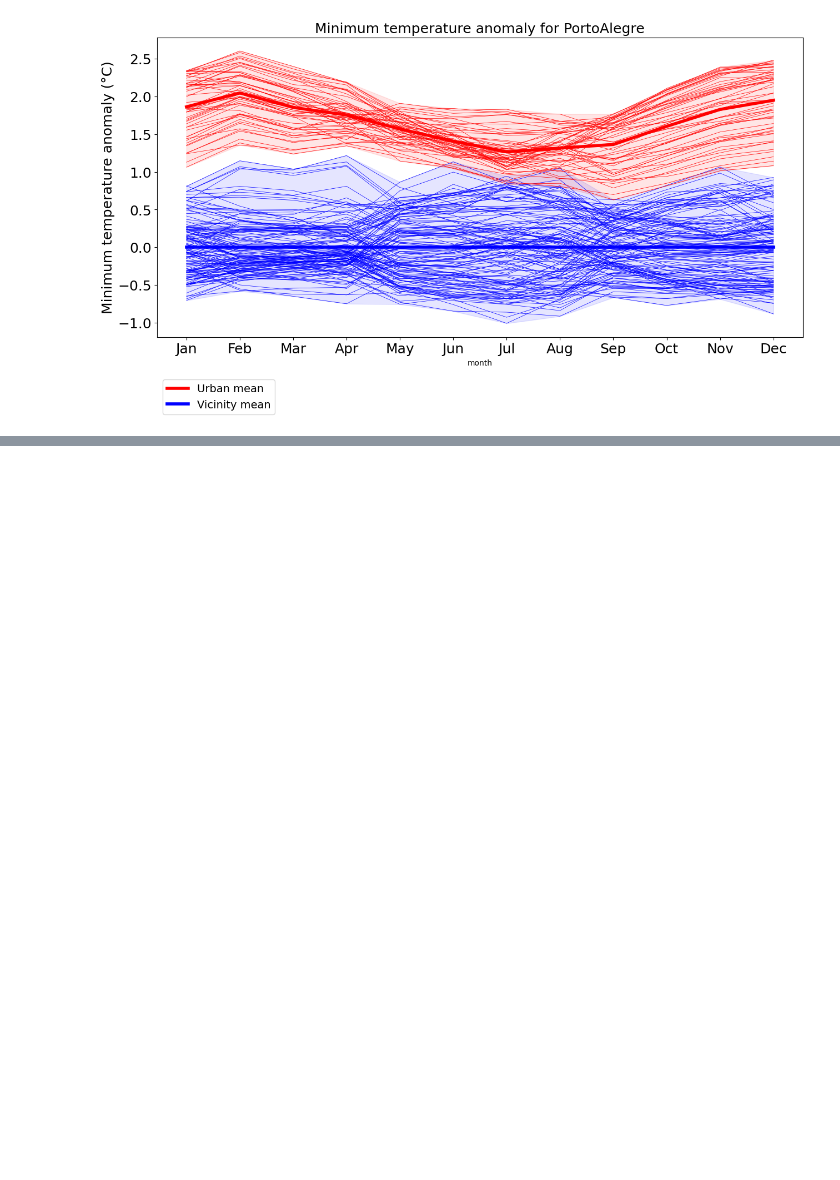
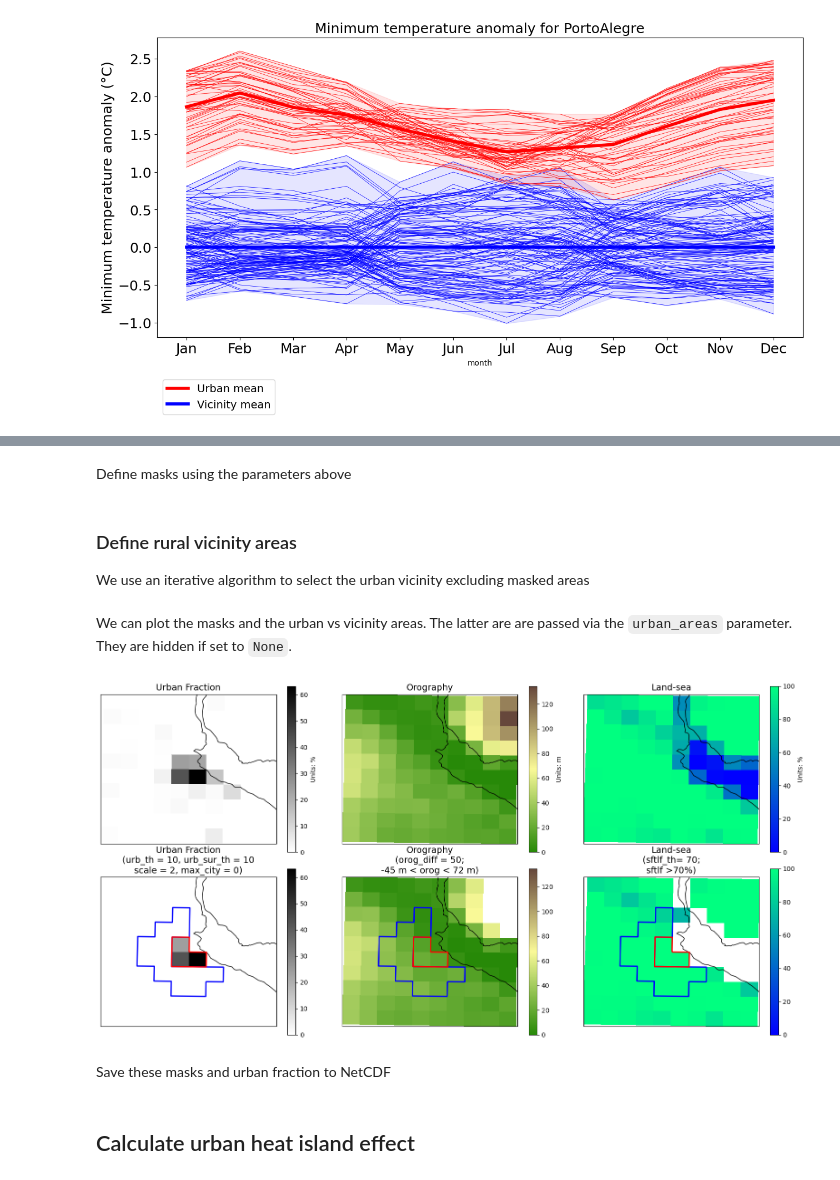
Before and after one commit to JavierDiezSierra/urbanmask, a Jupyter notebook: urban_area_selection.ipynb, the cells around one changed output, grey strips where cells are left out. Saved outputs shown, nothing was run; the diff lists cells and outputs as text; code cells hidden in the pictures; blank space fills up the shorter version.

```diff
--- a/urban_area_selection.ipynb
+++ b/urban_area_selection.ipynb
@@ -164,0 +234,15 @@ fig.savefig(cachefile.replace('.nc', '.pdf'), bbox_inches='tight')
+# %%
+URBAN = Urban_vicinity(
+    urban_th,
+    urban_sur_th,
+    orog_diff,
+    sftlf_th,
+    scale,
+    min_city_size,
+    lon_city,
+    lat_city,
+    lon_lim,
+    lat_lim,
+    model,
+    domain,
+    urban_var)
@@ -164,0 +251,35 @@ fig.savefig(cachefile.replace('.nc', '.pdf'), bbox_inches='tight')
+# %%
+ds_sftuf = URBAN.crop_area_city(ds_sftuf, domain_resolution)
+ds_orog = URBAN.crop_area_city(ds_orog, domain_resolution)
+ds_sftlf = URBAN.crop_area_city(ds_sftlf, domain_resolution)
+# %% [markdown]
+Define masks using the parameters above
+# %%
+sftuf_mask, sftuf_sur_mask, orog_mask, sftlf_mask = URBAN.define_masks(
+    ds_sftuf,
+    ds_orog,
+    ds_sftlf
+)
+# %% [markdown]
+### Define rural vicinity areas
+
+We use an iterative algorithm to select the urban vicinity excluding masked areas
+# %%
+urmask = URBAN.select_urban_vicinity(
+    sftuf_mask,
+    orog_mask,
+    sftlf_mask,
+    sftuf_sur_mask
+)
+# %% [markdown]
+We can plot the masks and the urban vs vicinity areas. The latter are are passed via the `urban_areas` parameter. They are hidden if set to `None`.
+# %%
+fig = URBAN.plot_static_variables(ds_sftuf, ds_orog, ds_sftlf,
+                                 sftuf_mask, orog_mask, sftlf_mask,
+                                 urban_areas = urmask)
+fig.savefig(f"{output_dir}/urmask_{base_filename}_fx.pdf", bbox_inches='tight')
+fig.savefig(f"{output_dir}/urmask_{base_filename}_fx.png", bbox_inches='tight')
+# %% [output]
+[figure, added]
+# %% [markdown]
+Save these masks and urban fraction to NetCDF
@@ -164,0 +288,2 @@ fig.savefig(cachefile.replace('.nc', '.pdf'), bbox_inches='tight')
+# %% [markdown]
+## Calculate urban heat island effect
```
Also changed, not shown: parts of 24 cells of this notebook, 2 other files.
